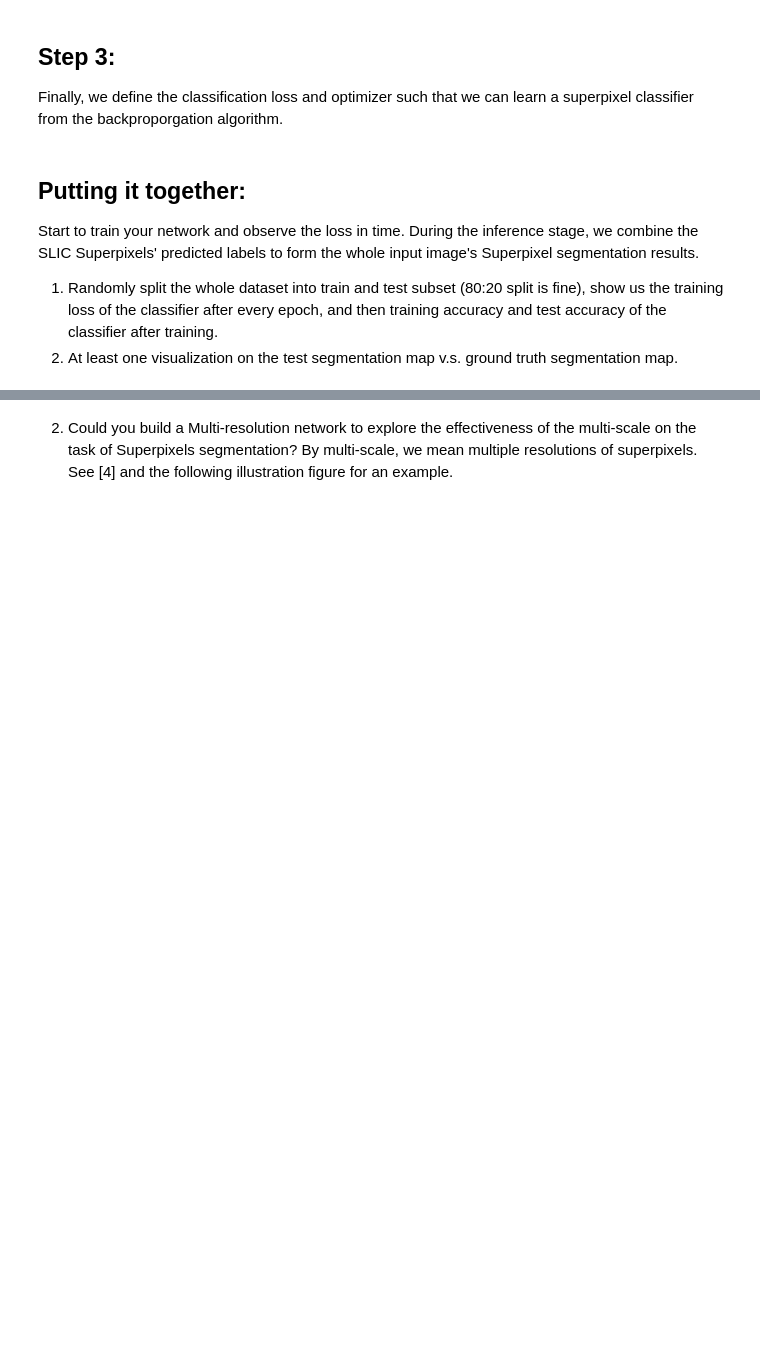
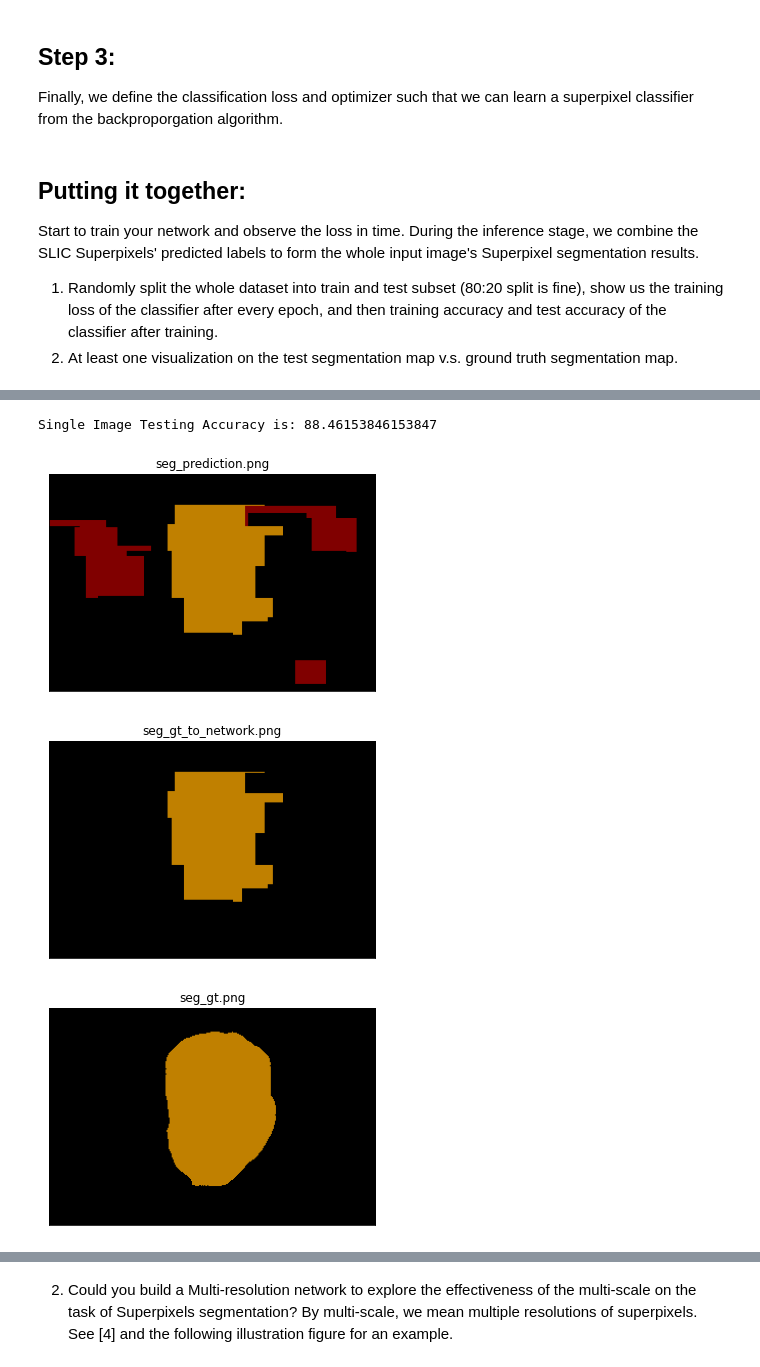
Before and after one commit to p-akanksha/superpixel_classifier, a Jupyter notebook: Homework_2.ipynb, the cells around one changed output, grey strips where cells are left out. Saved outputs shown, nothing was run; the diff lists cells and outputs as text; code cells hidden in the pictures; blank space fills up the shorter version.

```diff
--- a/Homework_2.ipynb
+++ b/Homework_2.ipynb
@@ -177,9 +177,11 @@ np.random.seed(10)
 version="v1"
 
 rgb_2_label = {}
+label_2_rgb = {}
 SEG_LABELS_LIST = {'v1': SEG_LABELS_LIST_v1, 'v2': SEG_LABELS_LIST_v2}
 for i in SEG_LABELS_LIST[version]:
     rgb_2_label[tuple(i['rgb_values'])] = i['id']
+    label_2_rgb[i['id']] = tuple(i['rgb_values'])
 
 if run_mode.lower() == 'generate':
     def patch_2_label(img: float, coord) -> int:
@@ -550,8 +552,11 @@ class Solver(object):
                     image[locatn[1]:locatn[3], locatn[0]:locatn[2]] = patch_val
                     image_gt[locatn[1]:locatn[3], locatn[0]:locatn[2]] = patch_val_gt
 
-                cv2.imwrite(f'seg_output/seg_output_{epoch}.png', image)
-                cv2.imwrite(f'seg_output/seg_output_{epoch}_gt.png', image_gt)
+                cv2.imwrite(f'seg_output/seg_prediction.png', image)
+                cv2.imwrite(f'seg_output/seg_gt_to_network.png', image_gt)
+
+                plot_image(image, 'seg_prediction.png')
+                plot_image(image_gt, 'seg_gt_to_network.png')
 
 
         acc = 100.0 * correct / total
@@ -665,3 +692,40 @@ KeyboardInterrupt:
+# %%
+import ast
+
+transformed_particular_dataset_val = SegmentationData(root_dir=f'./MSRC_ObjCategImageDatabase_v1/rgb_images_val_{version}', csv_file='6_14_s.csv', transform=transformation_val, loc=True)
+particular_val_dataloader = torch.utils.data.DataLoader(transformed_particular_dataset_val, batch_size=1, shuffle=False, num_workers=4)
+
+# model
+lr = 1e-2
+batch_norm = True
+val_period = 5
+fc_finetuning=True
+
+if batch_norm:
+    net = models.vgg16_bn(pretrained=False)
+else:
+    net = models.vgg16(pretrained=False)
+net.classifier[6] = nn.Linear(4096, num_classes[version])
+save_path = os.path.join('checkpoints', f'vgg16_lr={lr}_epoch={epoch}_batch_norm={batch_norm}_fc_finetuning_{fc_finetuning}.pth')
+state_dict = torch.load(save_path, map_location=device)
+net.load_state_dict(state_dict["net"])
+
+set_parameter_requires_grad(net, fc_finetuning=fc_finetuning)
+net = net.to(device)
+
+# train the model
+lr = 1e-02
+train_obj = Solver(net, optimizer='SGD', loss='CrossEntropyLoss', lr=lr, lr_schedule=[30, 50])
+
+one_img_acc = train_obj.test(data_loader=particular_val_dataloader, device=device, loc=True, epoch=epoch)
+img_gt = cv2.imread(msrc_directory + '/6_14_s_GT.bmp')
+plot_image(img_gt, 'seg_gt.png')
+print(f'Single Image Testing Accuracy is: {one_img_acc}')
+# %% [output]
+Single Image Testing Accuracy is: 88.46153846153847
+[figure, added]
+[figure, added]
+[figure, added]
 # %% [markdown]
 ## Bonus Qs:
 We always want to increase the classifier accuracy and achieve a better performance by building a complicated deep learning model. There are a lot of tricks which are very popular and work in practice. Try to implement either of following two,
```
Also changed, not shown: parts of 8 cells of this notebook.
